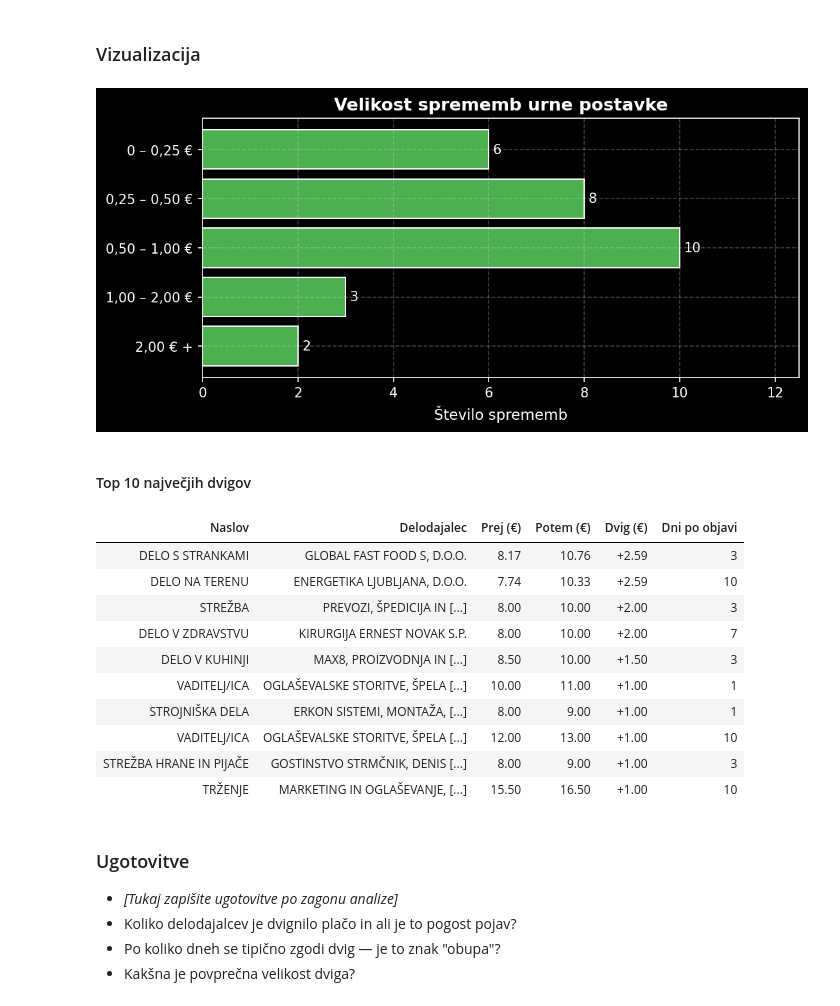
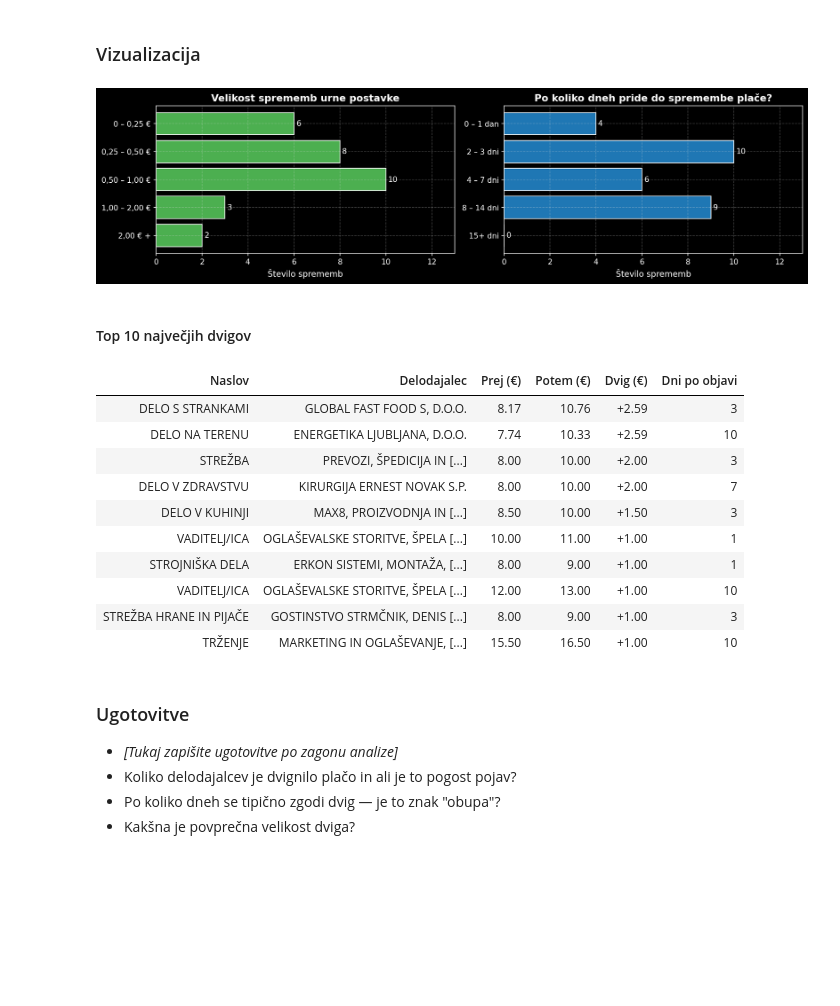
Before and after one commit to svenko99/PR2608, a Jupyter notebook: reports/rezultati.ipynb, the cells around one changed output. Saved outputs shown, nothing was run; the diff lists cells and outputs as text; code cells hidden in the pictures; blank space fills up the shorter version.

Commit message:
Add graph in question 2

```diff
--- a/reports/rezultati.ipynb
+++ b/reports/rezultati.ipynb
@@ -454,64 +454,78 @@ display(povzetek.style.hide(axis="index").set_properties(**{"text-align": "left"
 # %% [markdown]
 ### Vizualizacija
 # %%
-# Intervali za velikost spremembe urne postavke
-bins = [0, 0.25, 0.50, 1.00, 2.00, float("inf")]
-labels = ["0 – 0,25 €", "0,25 – 0,50 €", "0,50 – 1,00 €", "1,00 – 2,00 €", "2,00 € +"]
+# --- Graf 1: Velikost sprememb urne postavke (intervali) ---
+bins_size = [0, 0.25, 0.50, 1.00, 2.00, float("inf")]
+labels_size = ["0 – 0,25 €", "0,25 – 0,50 €", "0,50 – 1,00 €", "1,00 – 2,00 €", "2,00 € +"]
+
+# --- Graf 2: Po koliko dneh pride do spremembe ---
+bins_days = [-1, 1, 3, 7, 14, float("inf")]
+labels_days = ["0 – 1 dan", "2 – 3 dni", "4 – 7 dni", "8 – 14 dni", "15+ dni"]
 
 if len(rate_changes) > 0:
     # Razdelimo spremembe v intervale glede na absolutno vrednost
     rate_changes["abs_diff"] = rate_changes["diff"].abs()
-    rate_changes["interval"] = pd.cut(rate_changes["abs_diff"], bins=bins, labels=labels, right=True)
+    rate_changes["interval_size"] = pd.cut(rate_changes["abs_diff"], bins=bins_size, labels=labels_size, right=True)
+    rate_changes["interval_days"] = pd.cut(rate_changes["days_after_post"], bins=bins_days, labels=labels_days,
+                                           right=True)
 
-    # Ločeno štejemo dvige in znižanja
-    raises_binned = rate_changes[rate_changes["diff"] > 0].groupby("interval", observed=False).size()
-    cuts_binned = rate_changes[rate_changes["diff"] < 0].groupby("interval", observed=False).size()
+    fig, (ax1, ax2) = plt.subplots(1, 2, figsize=(13, 3.5), layout="constrained")
 
-    fig, ax = plt.subplots(figsize=(8, 3.5))
+    # --- Levi graf: velikost sprememb ---
+    raises_binned = rate_changes[rate_changes["diff"] > 0].groupby("interval_size", observed=False).size()
+    cuts_binned = rate_changes[rate_changes["diff"] < 0].groupby("interval_size", observed=False).size()
 
-    # Dvigi (zelena) — vedno prisotni
-    bars_r = ax.barh(labels, raises_binned.values, color="#4CAF50", edgecolor="white", label="Dvig ↑")
-    ax.bar_label(bars_r, padding=3, fontsize=10)
+    bars_r = ax1.barh(labels_size, raises_binned.values, color="#4CAF50", edgecolor="white", label="Dvig ↑")
+    ax1.bar_label(bars_r, padding=3, fontsize=10)
 
-    # Znižanja (rdeča) — prikažemo samo če obstajajo
     if cuts_binned.sum() > 0:
-        bars_c = ax.barh(labels, cuts_binned.values, left=raises_binned.values,
-                         color="#E53935", edgecolor="white", label="Znižanje ↓")
-        ax.bar_label(bars_c, padding=3, fontsize=10)
-        ax.legend(loc="lower right")
+        bars_c = ax1.barh(labels_size, cuts_binned.values, left=raises_binned.values,
+                          color="#E53935", edgecolor="white", label="Znižanje ↓")
+        ax1.bar_label(bars_c, padding=3, fontsize=10)
+        ax1.legend(loc="lower right")
 
-    ax.set_xlabel("Število sprememb")
-    ax.set_title("Velikost sprememb urne postavke")
-    ax.set_xlim(right=max(raises_binned.max(), 1) * 1.25)
-    ax.invert_yaxis()  # najmanjši interval na vrhu
+    ax1.set_xlabel("Število sprememb")
+    ax1.set_title("Velikost sprememb urne postavke")
+    ax1.set_xlim(right=max(raises_binned.max(), 1) * 1.3)
+    ax1.invert_yaxis()
+
+    # --- Desni graf: dni do spremembe ---
+    days_binned = rate_changes.groupby("interval_days", observed=False).size()
+
+    bars_d = ax2.barh(labels_days, days_binned.values, color=COLORS[0], edgecolor="white")
+    ax2.bar_label(bars_d, padding=3, fontsize=10)
+    ax2.set_xlabel("Število sprememb")
+    ax2.set_title("Po koliko dneh pride do spremembe plače?")
+    ax2.set_xlim(right=max(days_binned.max(), 1) * 1.3)
+    ax2.invert_yaxis()
+
     plt.show()
 
-    # Tabela top 10 največjih dvigov z imenom oglasa in delodajalca
+    # --- Tabela top 10 največjih dvigov ---
     if len(raises) > 0:
         import textwrap
 
         primeri = (
             raises.merge(data[["id", "title", "company"]], left_on="listing_id", right_on="id", how="left")
             .sort_values("diff", ascending=False)
             [["title", "company", "old_value", "new_value", "diff", "days_after_post"]]
             .head(10)
             .rename(columns={
                 "title": "Naslov", "company": "Delodajalec",
                 "old_value": "Prej (€)", "new_value": "Potem (€)",
                 "diff": "Dvig (€)", "days_after_post": "Dni po objavi",
             })
         )
-        # Skrajšamo predolge naslove in imena podjetij
         primeri["Naslov"] = primeri["Naslov"].apply(lambda x: textwrap.shorten(x, 50) if isinstance(x, str) else x)
         primeri["Delodajalec"] = primeri["Delodajalec"].apply(
             lambda x: textwrap.shorten(x, 35) if isinstance(x, str) else x)
         display(Markdown("#### Top 10 največjih dvigov"))
         display(primeri.style.hide(axis="index").format(
             {"Prej (€)": "{:.2f}", "Potem (€)": "{:.2f}", "Dvig (€)": "+{:.2f}", "Dni po objavi": "{:.0f}"}))
 else:
     display(Markdown("*V podatkih ni sprememb urne postavke.*"))
 # %% [output]
-[figure, old version]
+[figure, new version]
 #### Top 10 največjih dvigov
 | Naslov | Delodajalec | Prej (€) | Potem (€) | Dvig (€) | Dni po objavi |
 | DELO S STRANKAMI | GLOBAL FAST FOOD S, D.O.O. | 8.17 | 10.76 | +2.59 | 3 |
```
